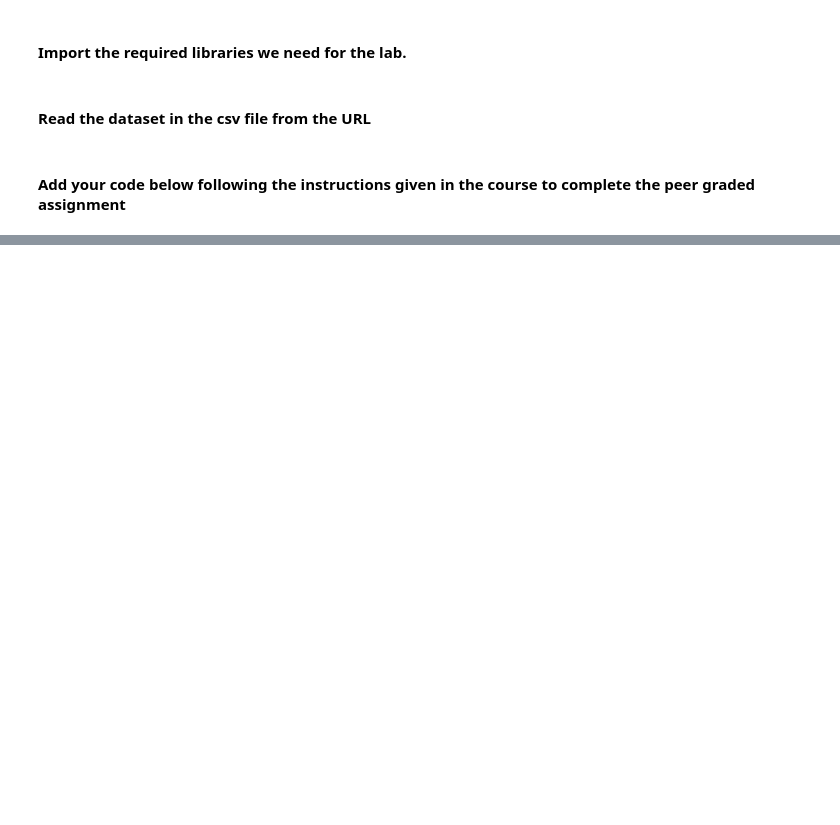
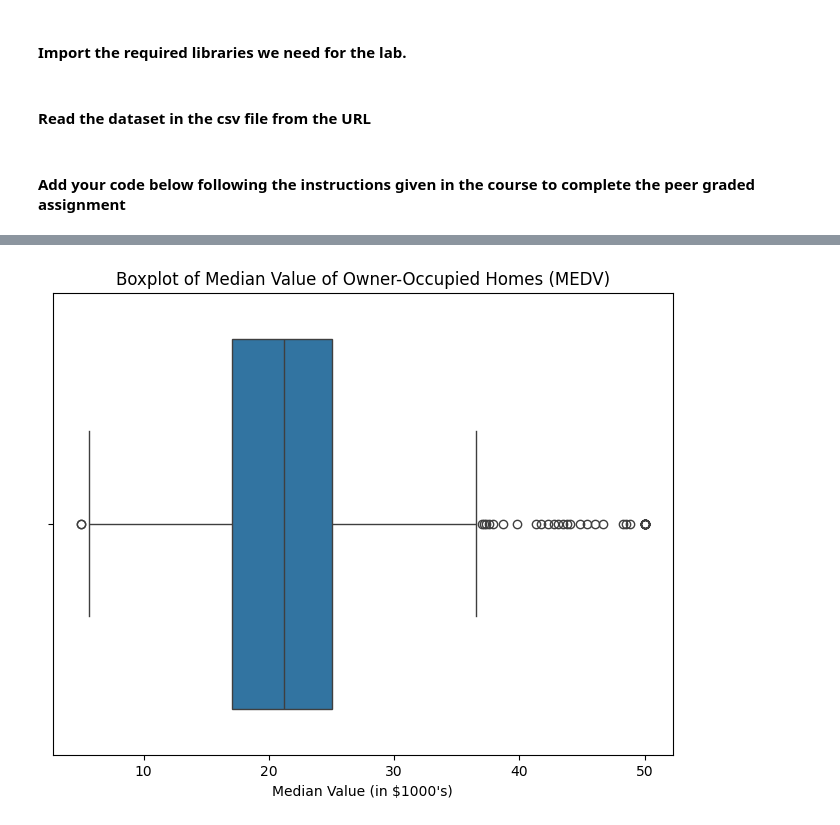
Before and after one commit to bbthunyanan/Create-and-Share-your-Jupyter-Notebook, a Jupyter notebook: Optional_Peer_Graded_Assignment.jupyterlite.ipynb, the cells around one changed output, grey strips where cells are left out. Drawn from its saved outputs; the diff is of its cells as text; code cells hidden in the pictures; blank space fills up the shorter version.

```diff
--- a/Optional_Peer_Graded_Assignment.jupyterlite.ipynb
+++ b/Optional_Peer_Graded_Assignment.jupyterlite.ipynb
@@ -75,0 +71,8 @@ Notes:
+# %%
+pyplot.figure (figsize = (8,6))
+sns.boxplot (x=boston_df['MEDV'])
+pyplot.title("Boxplot of Median Value of Owner-Occupied Homes (MEDV)")
+pyplot.xlabel("Median Value (in $1000's)")
+pyplot.show()
+# %% [output]
+[figure, added]
```
Also changed, not shown: parts of 5 cells of this notebook.
